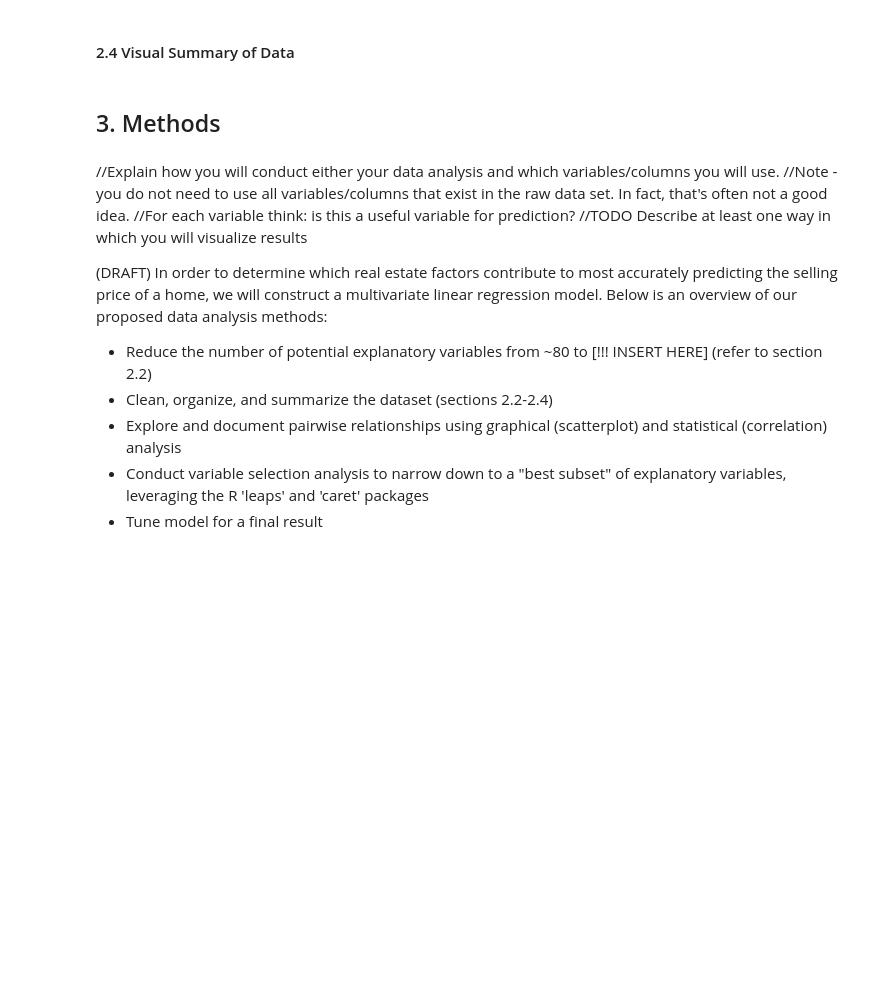
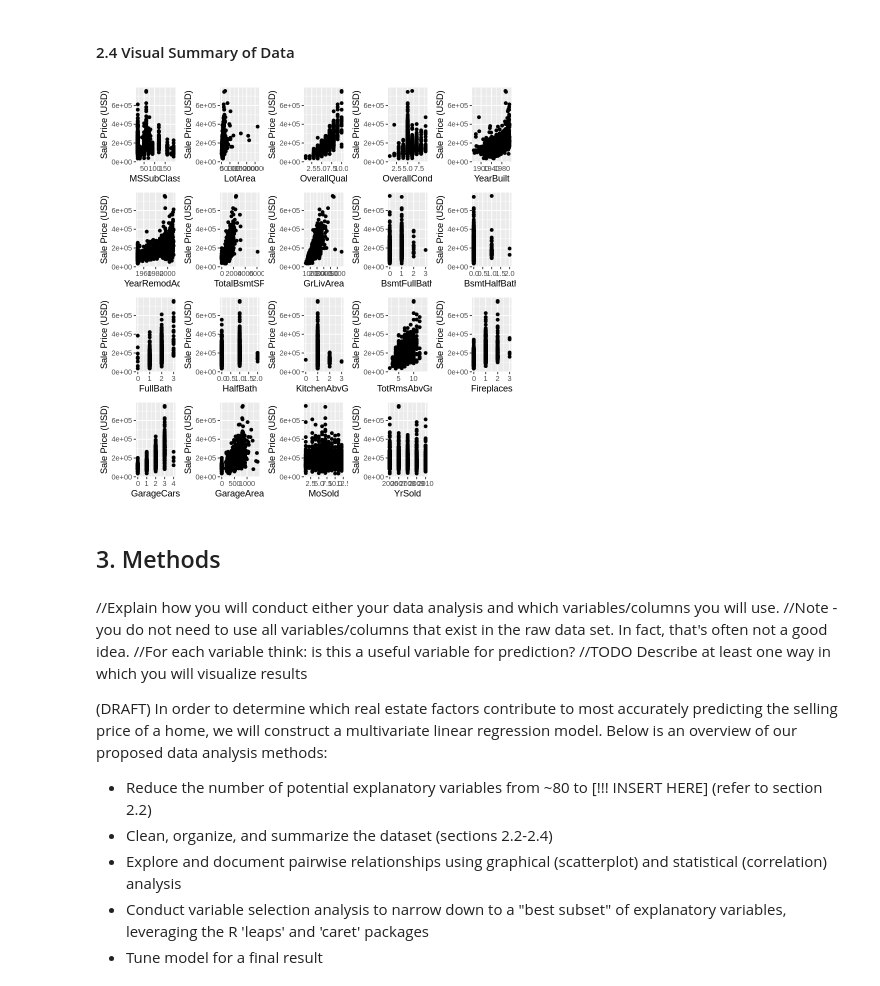
Before and after one commit to jerdavies/home-price-regression, a Jupyter notebook: Project-Proposal.ipynb, the cells around one changed output. Saved outputs shown, nothing was run; the diff lists cells and outputs as text; code cells hidden in the pictures; blank space fills up the shorter version.

Commit message:
Added a basic template for the graphs to show

```diff
--- a/Project-Proposal.ipynb
+++ b/Project-Proposal.ipynb
@@ -123,7 +111,32 @@ A data.frame: 4 × 22
 # %%
 #Using only training data, visualize the data with at least one plot relevant to the analysis you plan to do (this is exploratory data analysis).
 #An example of a useful visualization could be one that compares the distributions of each of the predictor variables you plan to use in your
 #analysis.
+
+
+
+#TODO Manually make the col_names list user readable so do something like c("Name1", "Name2", ... "Name19")
+col_names = colnames(data_selected_numeric)
+col_names = col_names[-21]
+col_names = col_names[-1]
+
+data_without_price <- data_selected_numeric %>%
+    select(-Id,-SalePrice)
+
+plot_list <- list()
+
+for (i in 1:length(names(data_without_price))){
+    new_data <- cbind(x_var = data_without_price[i],y_var = data_selected_numeric$SalePrice)
+    new_data <- rename(new_data, x_var = 1)
+    plot <- ggplot(new_data, aes(y=y_var, x=x_var)) +
+        geom_point() +
+        labs(y = "Sale Price (USD)", x = col_names[i])
+    plot_list[[i]] <- plot
+}
+
+plot_grid(plotlist = plot_list)
+# %% [output]
+[figure, added]
 # %% [markdown]
 ## 3. Methods
 # %% [markdown]
```
Also changed, not shown: parts of 5 cells of this notebook, 1 other file.
